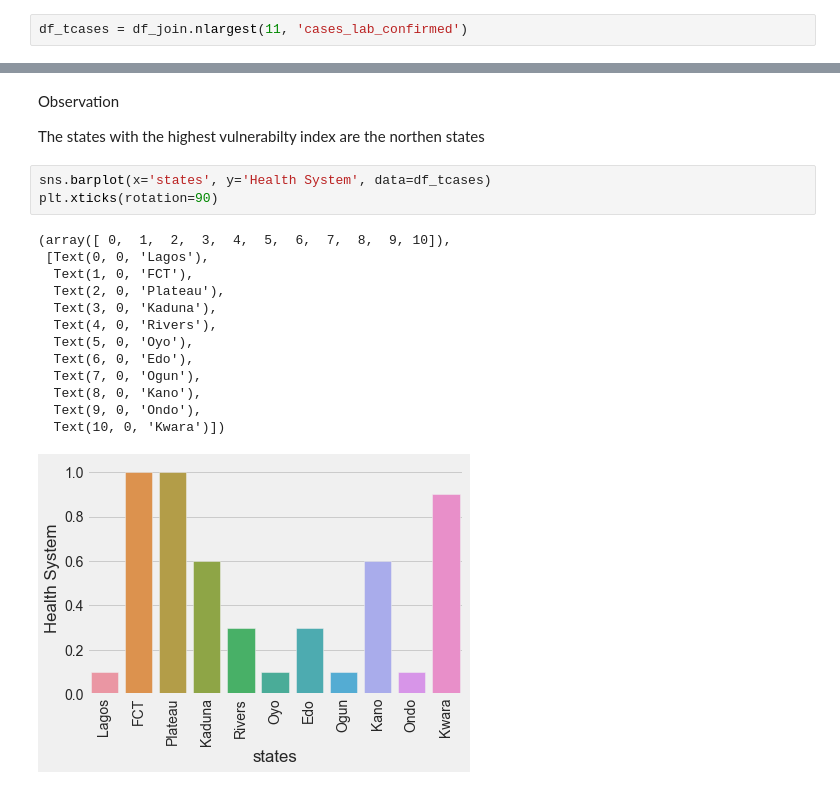
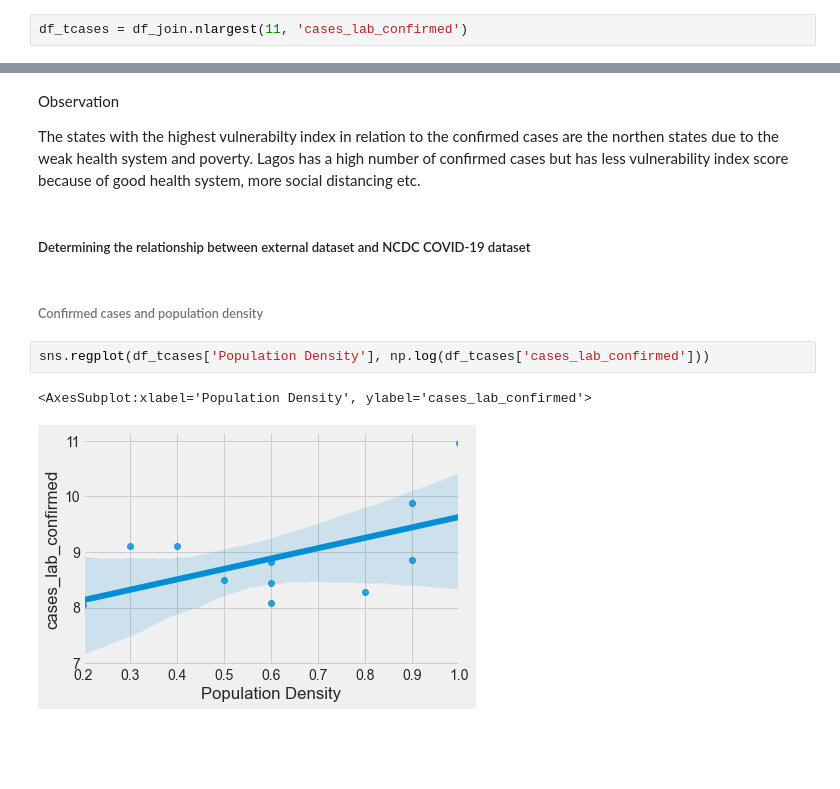
Before and after one commit to Tunji-L/-Nigeria-COVID-19-Data-Analysis-using-Python, a Jupyter notebook: Covid-19_Data_Analysis.ipynb, the cells around one changed output, grey strips where cells are left out. Saved outputs shown, nothing was run; the diff lists cells and outputs as text; blank space fills up the shorter version.

```diff
--- a/Covid-19_Data_Analysis.ipynb
+++ b/Covid-19_Data_Analysis.ipynb
@@ -428,21 +427,13 @@ plt.show()
-# %% [markdown]
-Observation
-
-The states with the highest vulnerabilty index are the northen states
-# %%
-sns.barplot(x='states', y='Health System', data=df_tcases)
-plt.xticks(rotation=90)
-# %% [output]
-(array([ 0,  1,  2,  3,  4,  5,  6,  7,  8,  9, 10]),
- [Text(0, 0, 'Lagos'),
-  Text(1, 0, 'FCT'),
-  Text(2, 0, 'Plateau'),
-  Text(3, 0, 'Kaduna'),
-  Text(4, 0, 'Rivers'),
-  Text(5, 0, 'Oyo'),
-  Text(6, 0, 'Edo'),
-  Text(7, 0, 'Ogun'),
-  Text(8, 0, 'Kano'),
-  Text(9, 0, 'Ondo'),
-  Text(10, 0, 'Kwara')])
-[figure, removed]
+# %% [markdown]
+Observation
+
+The states with the highest vulnerabilty index in relation to the confirmed cases are the northen states due to the weak health system and poverty.  Lagos has a high number of confirmed cases but has less vulnerability index score because of good health system, more social distancing etc.
+# %% [markdown]
+##### Determining the relationship between external dataset and NCDC COVID-19 dataset
+# %% [markdown]
+###### Confirmed cases and population density
+# %%
+sns.regplot(df_tcases['Population Density'], np.log(df_tcases['cases_lab_confirmed']))
+# %% [output]
+<AxesSubplot:xlabel='Population Density', ylabel='cases_lab_confirmed'>
+[figure, added]
```
Also changed, not shown: parts of 69 cells of this notebook.
